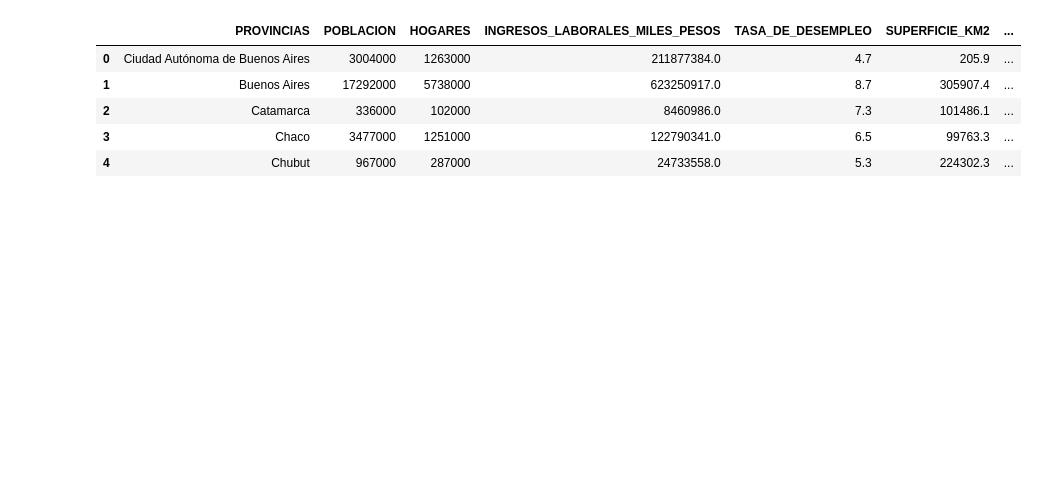
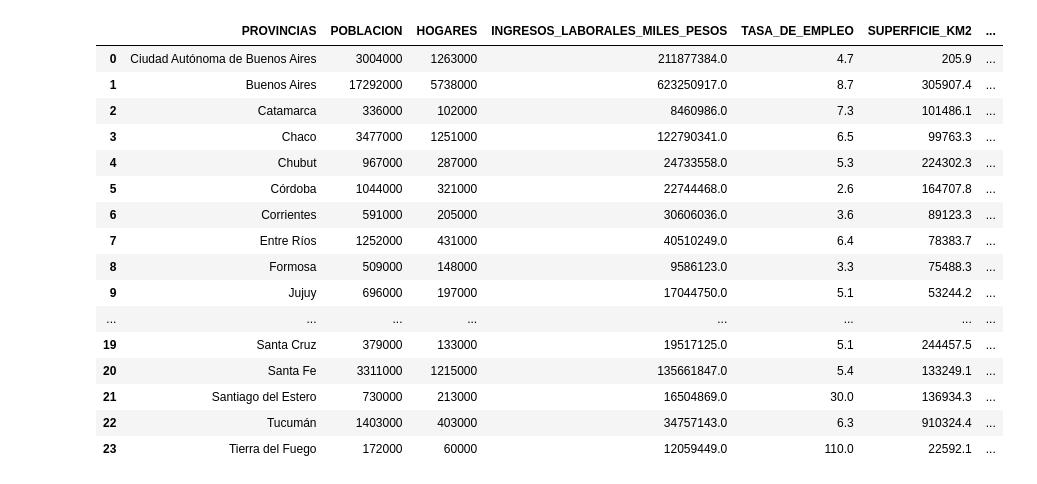
Before and after one commit to amaranto/tuia-datascience-tp1, a Jupyter notebook: ej1.ipynb, the cells around one changed output. Saved outputs shown, nothing was run; the diff lists cells and outputs as text; code cells hidden in the pictures; blank space fills up the shorter version.

```diff
--- a/ej1.ipynb
+++ b/ej1.ipynb
@@ -33,44 +52,61 @@ df.head()
 # %%
 import numpy as np
 
 # Normalizando los tipos de datos
-
-# Se multiplica por 1000 y se convierte a int para que quede como entero las dos primeras columnas
-# Como los valores no tienen sentidos para provincias chicas como catamarca
-# se asume que provincias con un valor actual en menos de 100000 habitantes no estaban en escalas de miles.
-# Luego se procede a mover de escala de unidades para los valores del resto de las provincias < a 100 mil.
-
+# Se nota que hay dos escalas de valores distintas para la cantidad de poblacion y hogares
 for col in df.columns[1:3]:
 
+    # Se interpolan los valores numericos tipo NaN
     if df[col].isna().sum() > 0:
         df[col].interpolate(inplace=True)
 
+    # La siguientes sentencias solo se ejecutan la primera vez
+    # cuando los datos todavia no fueron casteados a int64
     if df[col].dtype != 'int64':
+        # Se multiplica por 1000 y se convierte a int para que quede como entero las dos primeras columnas
         df[col] = df[col] * 1000
         df[col] = df[col].astype('int64')
-        df[col] = np.where(df[col] < 100000, df[col]*1000 , df[col])
 
-df.rename(columns={
-    'POBLACION_MILES' : 'POBLACION',
-    'HOGARES_MILES': 'HOGARES',
-    'PROVINCIA': 'PROVINCIAS'},
-    inplace=True)
+        # Valores de POBLACION_MILES menores a 100mil estaban en escala de miles por lo que se lleva a escala por unidades
+        if col=="POBLACION_MILES":
+            df[col] = np.where(df[col] < 100000 , df[col]*1000 , df[col])
+
+        # Valores de HOGARES_MILES menores a 10mil estaban en escala de miles por lo que se lleva a escala por unidades
+        if col=="HOGARES_MILES":
+            df[col] = np.where(df[col] < 10000, df[col]*1000 , df[col])
 
 # Se convierte desde string a float64 el resto de los valores para el resto de las columnas
-#
 for col in df.columns[3:]:
     if df[col].dtype != 'float64':
         df[col] = df[col].str.replace('.','')
         df[col] = df[col].str.replace(',','.').astype('float64')
 
     if df[col].isna().sum() > 0:
         df[col].interpolate(inplace=True)
 
-df.head()
+# Se mejoran el nombre de algunas colum
+df.rename(columns={
+    'POBLACION_MILES' : 'POBLACION',
+    'HOGARES_MILES': 'HOGARES',
+    'PROVINCIA': 'PROVINCIAS'
+    },
+    inplace=True)
+df
 # %% [output]
-|  | PROVINCIAS | POBLACION | HOGARES | INGRESOS_LABORALES_MILES_PESOS | TASA_DE_DESEMPLEO | SUPERFICIE_KM2 | ... |
+|  | PROVINCIAS | POBLACION | HOGARES | INGRESOS_LABORALES_MILES_PESOS | TASA_DE_EMPLEO | SUPERFICIE_KM2 | ... |
 | 0 | Ciudad Autónoma de Buenos Aires | 3004000 | 1263000 | 211877384.0 | 4.7 | 205.9 | ... |
 | 1 | Buenos Aires | 17292000 | 5738000 | 623250917.0 | 8.7 | 305907.4 | ... |
 | 2 | Catamarca | 336000 | 102000 | 8460986.0 | 7.3 | 101486.1 | ... |
 | 3 | Chaco | 3477000 | 1251000 | 122790341.0 | 6.5 | 99763.3 | ... |
 | 4 | Chubut | 967000 | 287000 | 24733558.0 | 5.3 | 224302.3 | ... |
+| 5 | Córdoba | 1044000 | 321000 | 22744468.0 | 2.6 | 164707.8 | ... |
+| 6 | Corrientes | 591000 | 205000 | 30606036.0 | 3.6 | 89123.3 | ... |
+| 7 | Entre Ríos | 1252000 | 431000 | 40510249.0 | 6.4 | 78383.7 | ... |
+| 8 | Formosa | 509000 | 148000 | 9586123.0 | 3.3 | 75488.3 | ... |
+| 9 | Jujuy | 696000 | 197000 | 17044750.0 | 5.1 | 53244.2 | ... |
+| ... | ... | ... | ... | ... | ... | ... | ... |
+| 19 | Santa Cruz | 379000 | 133000 | 19517125.0 | 5.1 | 244457.5 | ... |
+| 20 | Santa Fe | 3311000 | 1215000 | 135661847.0 | 5.4 | 133249.1 | ... |
+| 21 | Santiago del Estero | 730000 | 213000 | 16504869.0 | 30.0 | 136934.3 | ... |
+| 22 | Tucumán | 1403000 | 403000 | 34757143.0 | 6.3 | 910324.4 | ... |
+| 23 | Tierra del Fuego | 172000 | 60000 | 12059449.0 | 110.0 | 22592.1 | ... |
```
Also changed, not shown: parts of 17 cells of this notebook.
